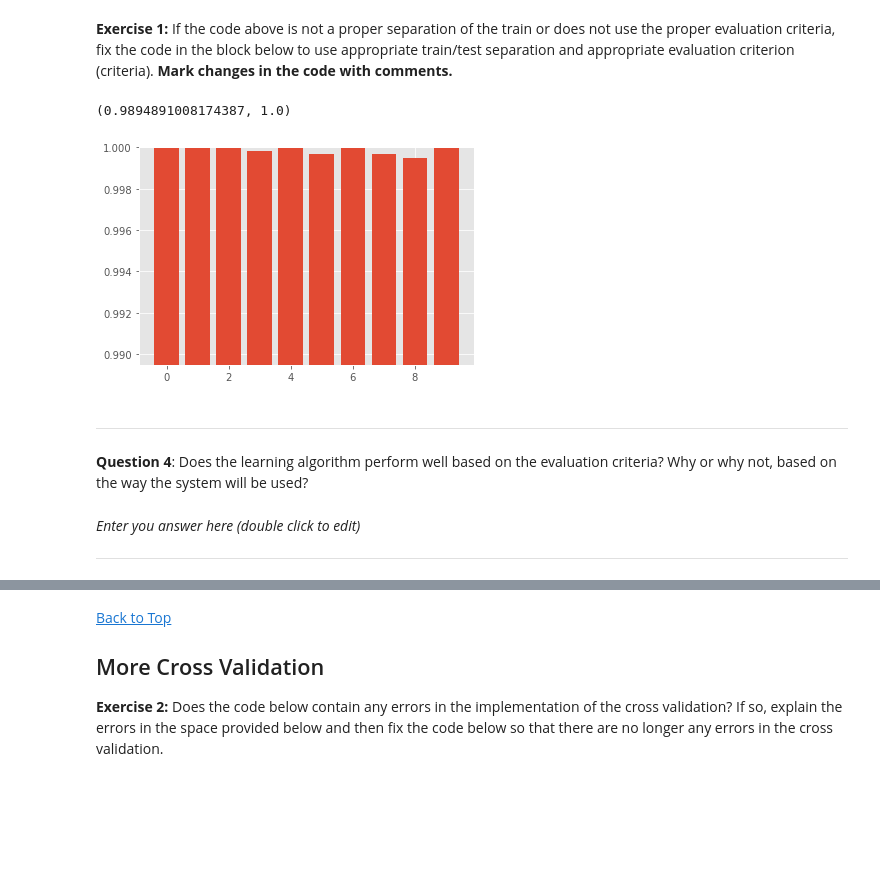
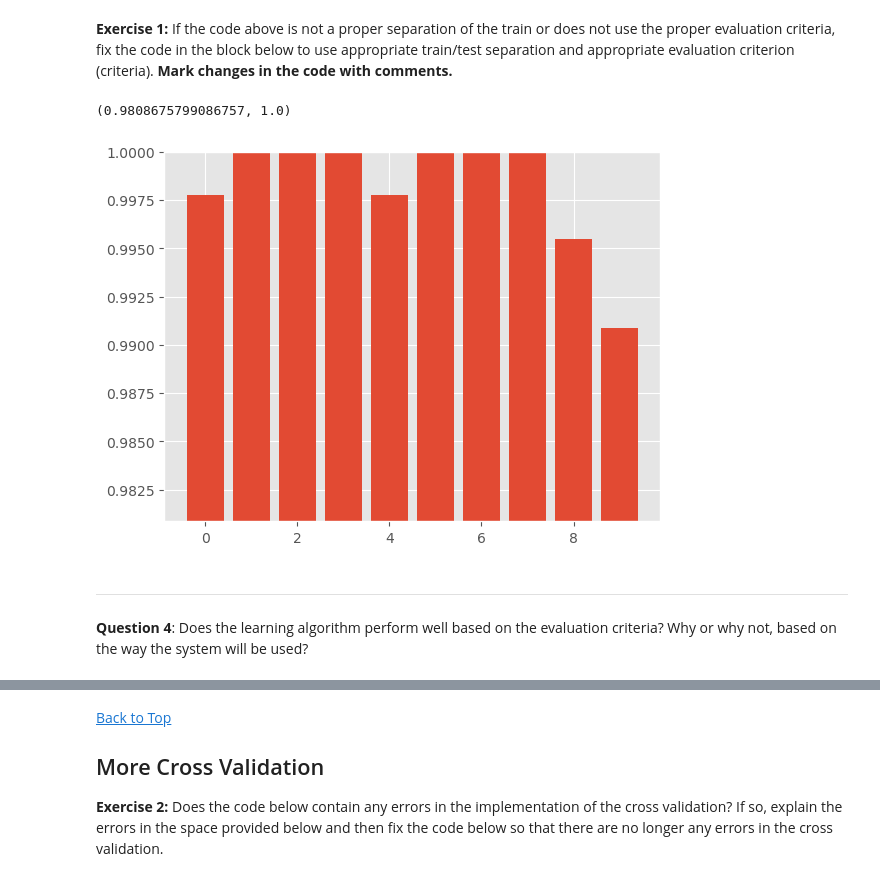
Before and after one commit to Mikecamdo/MachineLearning, a Jupyter notebook: Flipped Assignment 3/ICA3_MachineLearning.ipynb, the cells around one changed output, grey strips where cells are left out. Cells and saved outputs as stored; diff of their text form; code cells hidden in the pictures; blank space fills up the shorter version.

```diff
--- a/Flipped Assignment 3/ICA3_MachineLearning.ipynb
+++ b/Flipped Assignment 3/ICA3_MachineLearning.ipynb
@@ -152,42 +163,34 @@ ___
 # %%
 from sklearn.model_selection import cross_val_score
 from sklearn.model_selection import KFold, ShuffleSplit
 from sklearn.model_selection import StratifiedKFold, StratifiedShuffleSplit
 
 from sklearn.metrics import make_scorer, accuracy_score
 from sklearn.metrics import precision_score, recall_score, f1_score
 
 from sklearn.linear_model import LogisticRegression
 # these imports above might help you
 
 #=====Write your code below here=================
 # select model
 clf = LogisticRegression()
 #select cross validation
-cv = KFold(n_splits=10)
+cv = StratifiedKFold(n_splits=10) # Changed KFold to StratifiedKFold
 # select evaluation criteria
-my_scorer = make_scorer(accuracy_score)
+my_scorer = make_scorer(f1_score) # Changed accuracy_score to f1_score
 # run model training and cross validation
 per_fold_eval_criteria = cross_val_score(estimator=clf,
                                     X=X,
                                     y=y,
                                     cv=cv,
                                     scoring=my_scorer
                                    )
 
 plt.bar(range(len(per_fold_eval_criteria)),per_fold_eval_criteria)
 plt.ylim([min(per_fold_eval_criteria)-0.01,max(per_fold_eval_criteria)])
 # %% [output]
-(0.9894891008174387, 1.0)
+(0.9808675799086757, 1.0)
-[figure, old version]
+[figure, new version]
 # %% [markdown]
 ____
 **Question 4**: Does the learning algorithm perform well based on the evaluation criteria? Why or why not, based on the way the system will be used?
-# %% [markdown]
-
-*Enter you answer here (double click to edit)*
-
-
-
-
-___
```
Also changed, not shown: parts of 14 cells of this notebook.
